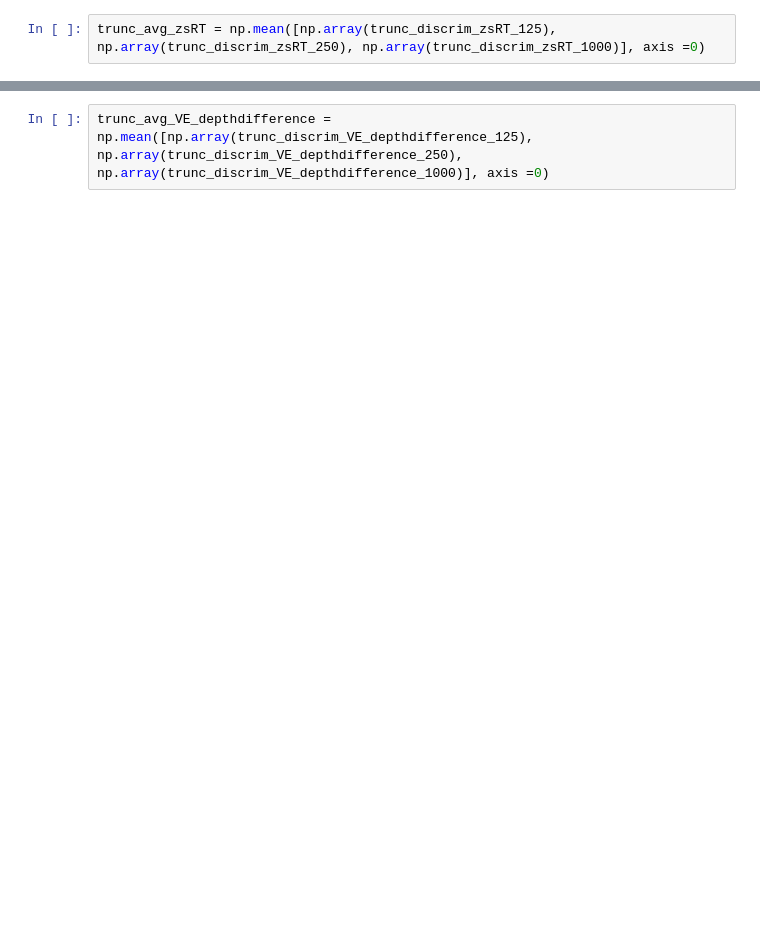
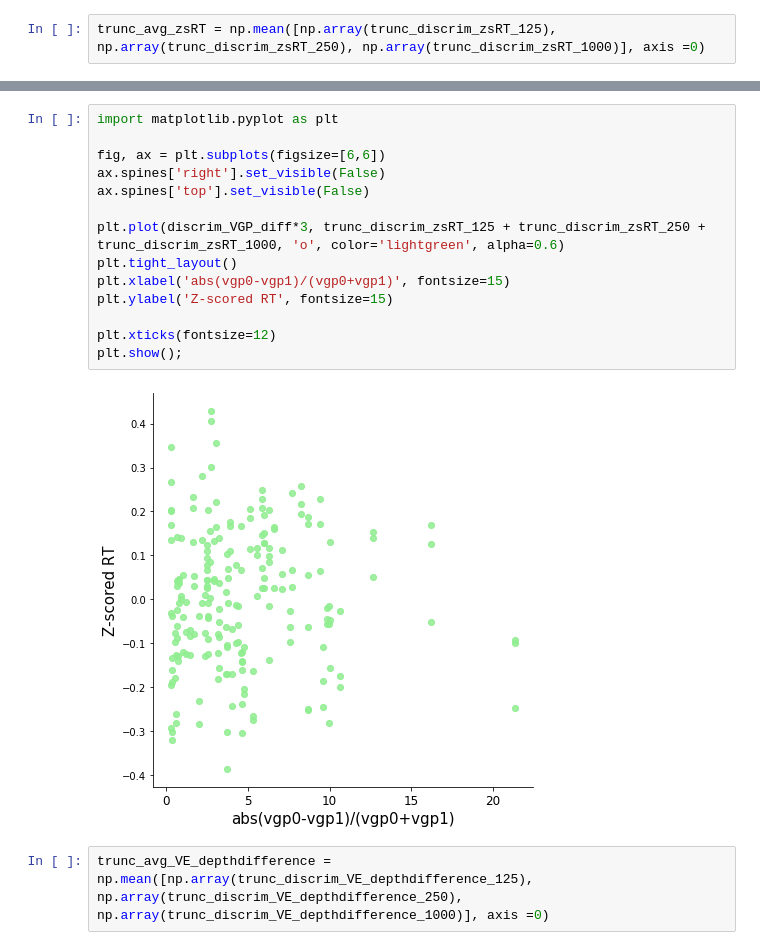
Before and after one commit to prachimahab/depth_discrimination, a Jupyter notebook: cue_analyses/groundplaneSA.ipynb, the cells around one changed output, grey strips where cells are left out. Drawn from its saved outputs; the diff is of its cells as text; blank space fills up the shorter version.

```diff
--- a/cue_analyses/groundplaneSA.ipynb
+++ b/cue_analyses/groundplaneSA.ipynb
@@ -374,3 +386,19 @@ All:  (0.012575726715025678, 0.7986345730746836)
+# %%
+import matplotlib.pyplot as plt
+
+fig, ax = plt.subplots(figsize=[6,6])
+ax.spines['right'].set_visible(False)
+ax.spines['top'].set_visible(False)
+
+plt.plot(discrim_VGP_diff*3, trunc_discrim_zsRT_125 + trunc_discrim_zsRT_250 + trunc_discrim_zsRT_1000, 'o', color='lightgreen', alpha=0.6)
+plt.tight_layout()
+plt.xlabel('abs(vgp0-vgp1)/(vgp0+vgp1)', fontsize=15)
+plt.ylabel('Z-scored RT', fontsize=15)
+
+plt.xticks(fontsize=12)
+plt.show();
+# %% [output]
+[figure, added]
 # %%
 trunc_avg_VE_depthdifference = np.mean([np.array(trunc_discrim_VE_depthdifference_125), np.array(trunc_discrim_VE_depthdifference_250), np.array(trunc_discrim_VE_depthdifference_1000)], axis =0)
 # %%
```
Also changed, not shown: parts of 23 cells of this notebook, 2 other files.
